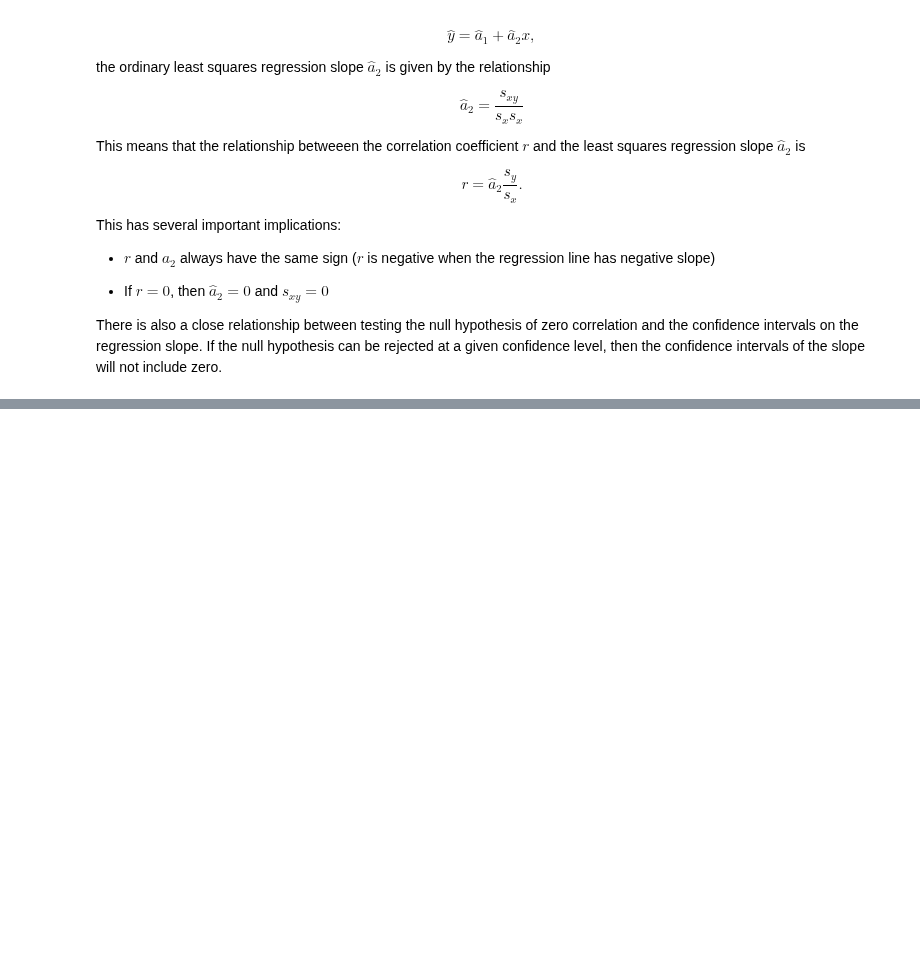
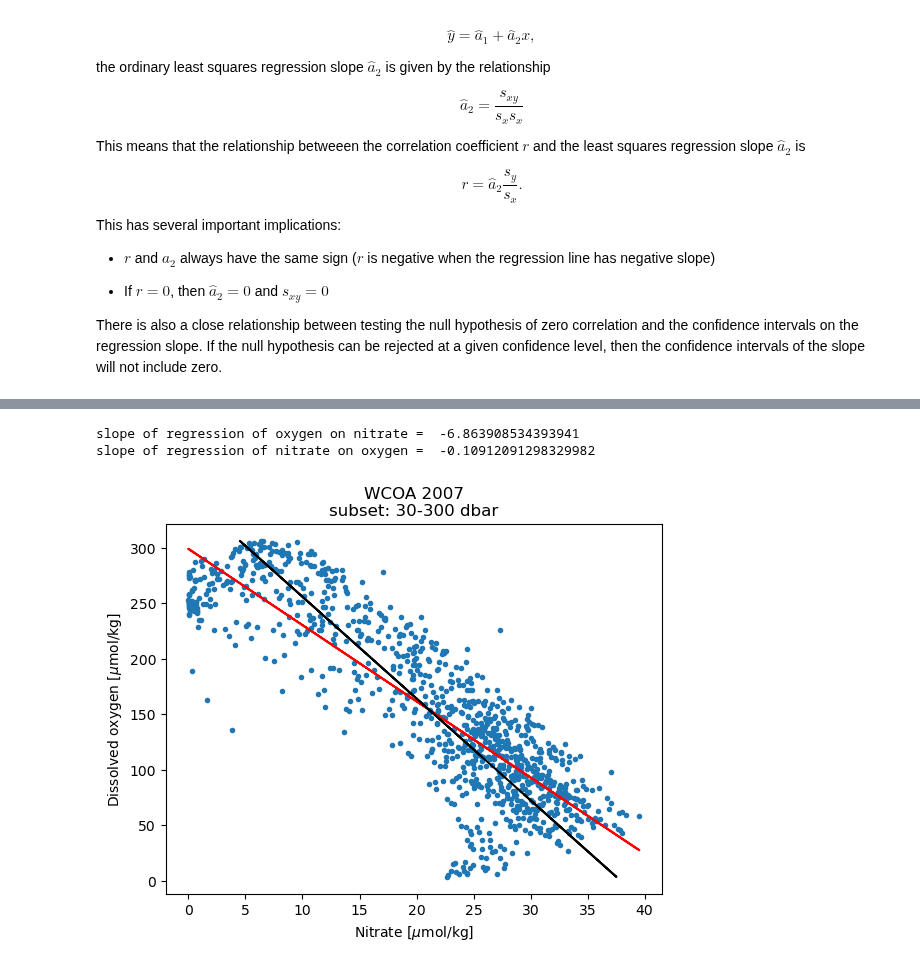
Before and after one commit to tompc35/data_marine_science, a Jupyter notebook: 2-04-corr-regress-least-squares.ipynb, the cells around one changed output, grey strips where cells are left out. Cells and saved outputs as stored; diff of their text form; code cells hidden in the pictures; blank space fills up the shorter version.

Commit message:
updates to functions and GM regression

```diff
--- a/2-04-corr-regress-least-squares.ipynb
+++ b/2-04-corr-regress-least-squares.ipynb
@@ -279,3 +267,34 @@ __Calculating Geometric Mean Function Regression__
+# %%
+import pandas as pd
+import PyCO2SYS as pyco2
+
+filename07 = 'data/wcoa_cruise_2007/32WC20070511.exc.csv'
+df07 = pd.read_csv(filename07,header=29,na_values=-999,parse_dates=[[6,7]])
+
+# select subset of good data
+ii = ((df07['CTDPRS'] >= 30) & (df07['CTDPRS'] <= 300) &
+      (df07['NITRAT_FLAG_W'] == 2) & (df07['PHSPHT_FLAG_W'] == 2))
+
+# least-squares regression of oxygen on nitrate
+result_NO = stats.linregress(df07['NITRAT'][ii], df07['CTDOXY'][ii])
+print('slope of regression of oxygen on nitrate = ',result_NO.slope)
+# least-squares regression of nitrate on oxygen
+result_ON = stats.linregress(df07['CTDOXY'][ii],df07['NITRAT'][ii])
+print('slope of regression of nitrate on oxygen = ',result_ON.slope)
+
+plt.figure()
+plt.plot(df07['NITRAT'][ii],df07['CTDOXY'][ii],'.')
+plt.plot(df07['NITRAT'][ii],
+         df07['NITRAT'][ii]*result_NO.slope + result_NO.intercept,'r-')
+plt.plot(df07['CTDOXY'][ii]*result_ON.slope + result_ON.intercept,
+         df07['CTDOXY'][ii],'k-')
+plt.title('WCOA 2007\nsubset: 30-300 dbar')
+plt.ylabel('Dissolved oxygen [$\mu$mol/kg]')
+plt.xlabel('Nitrate [$\mu$mol/kg]');
+# %% [output]
+slope of regression of oxygen on nitrate =  -6.863908534393941
+slope of regression of nitrate on oxygen =  -0.10912091298329982
+[figure, added]
 # %% [markdown]
 #### Simplest Type 2 regression - the geometric mean
 
```
Also changed, not shown: parts of 8 cells of this notebook, 22 other files.
